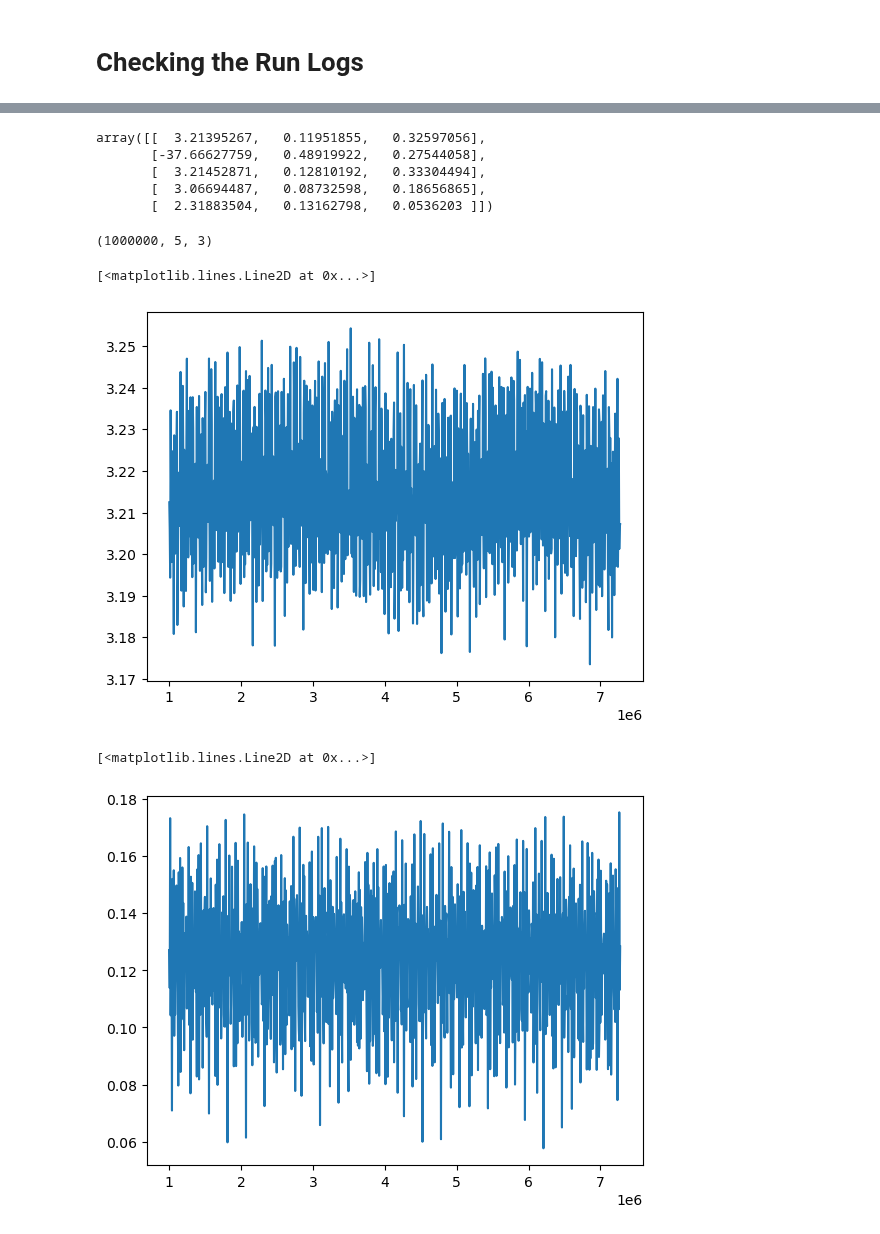
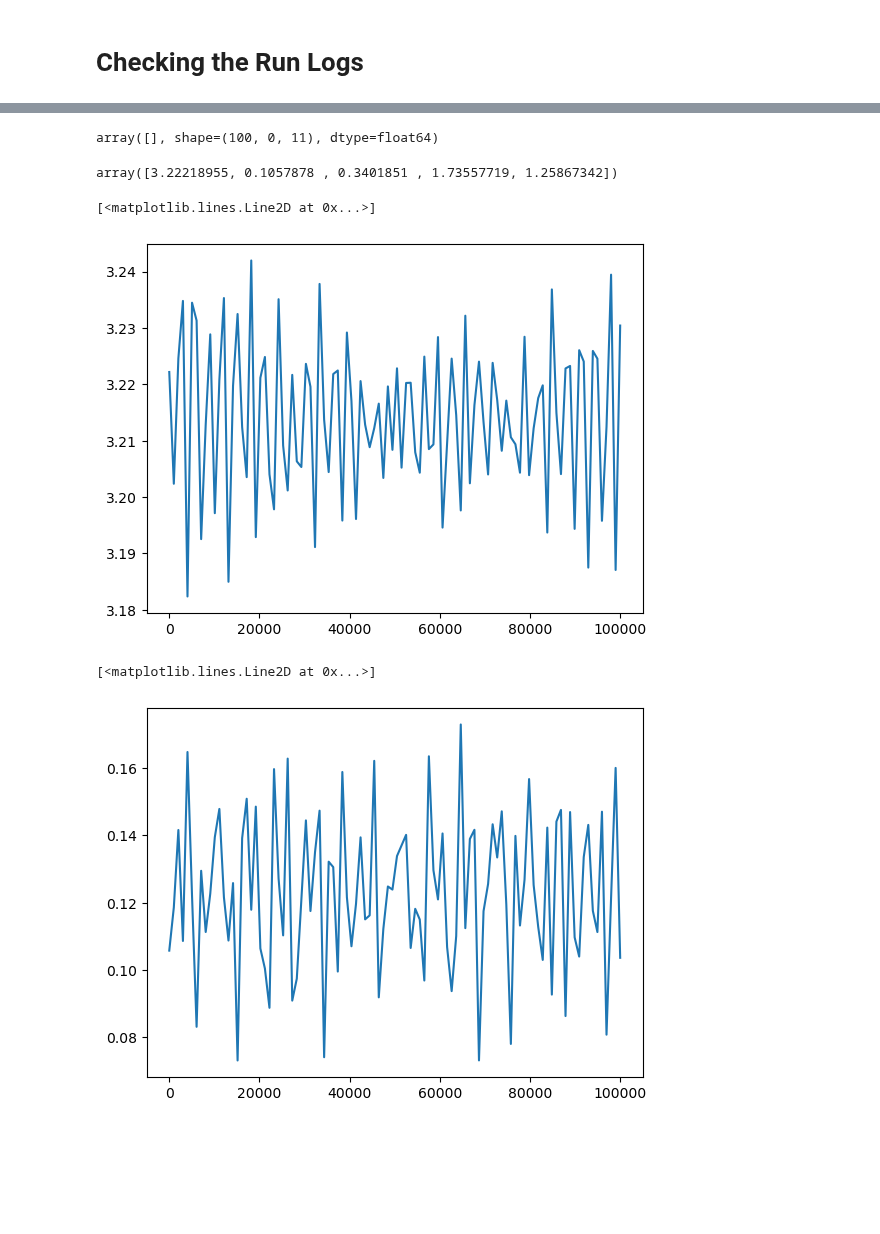
Before and after one commit to crankymax/asteroid_families, a Jupyter notebook: run_log_analysis.ipynb, the cells around one changed output, grey strips where cells are left out. Saved outputs shown, nothing was run; the diff lists cells and outputs as text; code cells hidden in the pictures; blank space fills up the shorter version.

```diff
--- a/run_log_analysis.ipynb
+++ b/run_log_analysis.ipynb
@@ -33,7 +29,11 @@ luth_run = h5.File('../asteroid_data/sim_data/luthera_7p_5t_c/results_20230418/p
 # %%
-print(f"Sim number:{luth_run.attrs['simulation']} Years modelled:{luth_run.attrs['int_length']:0.1e} Walltime:{datetime.timedelta(seconds=luth_run.attrs['clock_time'])}")
+particles_assigned = pd.read_hdf('../asteroid_data/sim_data/mc_3/inputs/clone_assignments.h5')
 
-sim_particles = particles_assigned[particles_assigned['sim_no']==luth_run.attrs['simulation']]
+run_log = h5.File('../asteroid_data/sim_data/mc_3/results/pvals_20230501_1701_00000.h5',"r")
+
+print(f"Sim number:{run_log.attrs['simulation']} Years modelled:{run_log.attrs['int_length']:0.1e} Walltime:{datetime.timedelta(seconds=run_log.attrs['clock_time'])}")
+
+sim_particles = particles_assigned[particles_assigned['sim_no']==run_log.attrs['simulation']]
 
 sim_particles
 # %% [output]
@@ -47,6 +45,7 @@ Sim number:0 Years modelled:1.0e+09 Walltime:1 day, 6:46:55.143222
 # %%
-int_values = luth_run['integration_time_values'][()]
-part_values = luth_run['test_particle_values'][()]
+int_values = run_log['integration_time_values'][()]
+sim_energy_values = run_log['sim_energy_values'][()]
+part_values = run_log['test_particle_values'][()]
 # %%
 outside = np.where(((part_values[:,:,A] > a_max) | (part_values[:,:,A] < a_min)))
 print(len(outside[0]))
@@ -65,25 +62,21 @@ AttributeError: 'DataFrame' object has no attribute 'tolist'
 # %%
-part_means[:,6:]
+part_values[:,6:]
 # %% [output]
-array([[  3.21395267,   0.11951855,   0.32597056],
-       [-37.66627759,   0.48919922,   0.27544058],
-       [  3.21452871,   0.12810192,   0.33304494],
-       [  3.06694487,   0.08732598,   0.18656865],
-       [  2.31883504,   0.13162798,   0.0536203 ]])
+array([], shape=(100, 0, 11), dtype=float64)
 # %%
-part_values[:,:,6:].shape
+part_values[0,0,6:]
 # %% [output]
-(1000000, 5, 3)
+array([3.22218955, 0.1057878 , 0.3401851 , 1.73557719, 1.25867342])
 # %%
 s0003_z = scipy.stats.zscore(part_values[:,:,6:],0)
 # %%
-plt.plot(int_values[:1000], part_values[:1000,0,6])
+plt.plot(int_values[:]/(2*np.pi), part_values[:,0,6])
 # %% [output]
 [<matplotlib.lines.Line2D at 0x...>]
-[figure, old version]
+[figure, new version]
 # %%
-plt.plot(int_values[:1000], part_values[:1000,0,7])
+plt.plot(int_values[:]/(2*np.pi), part_values[:,0,7])
 # %% [output]
 [<matplotlib.lines.Line2D at 0x...>]
-[figure, old version]
+[figure, new version]
 # %%
```
Also changed, not shown: parts of 8 cells of this notebook, 9 other files.
